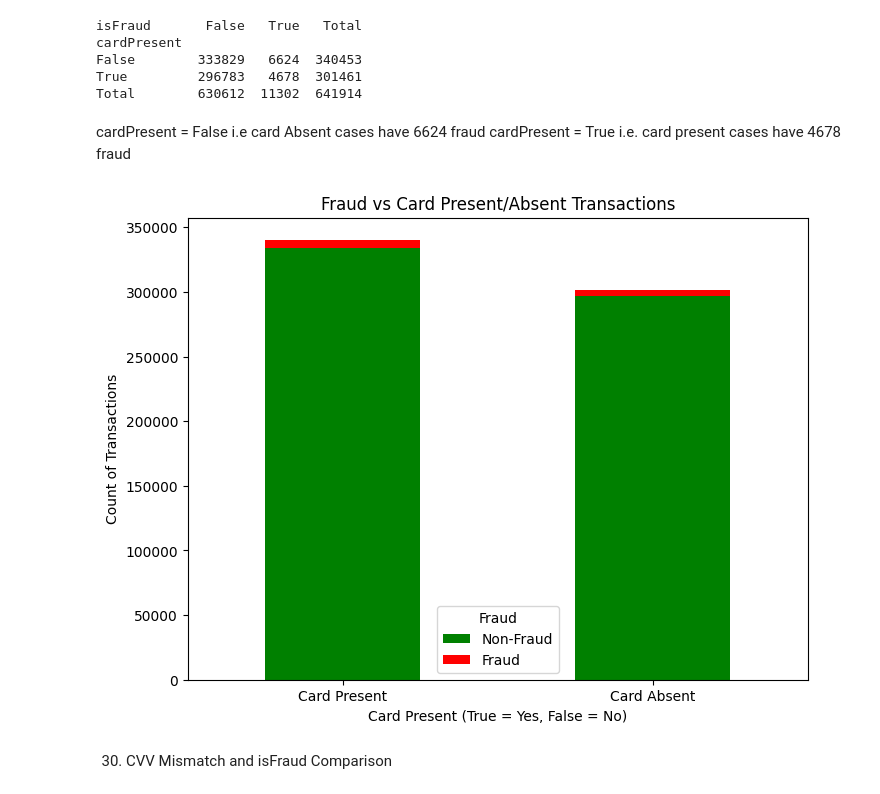
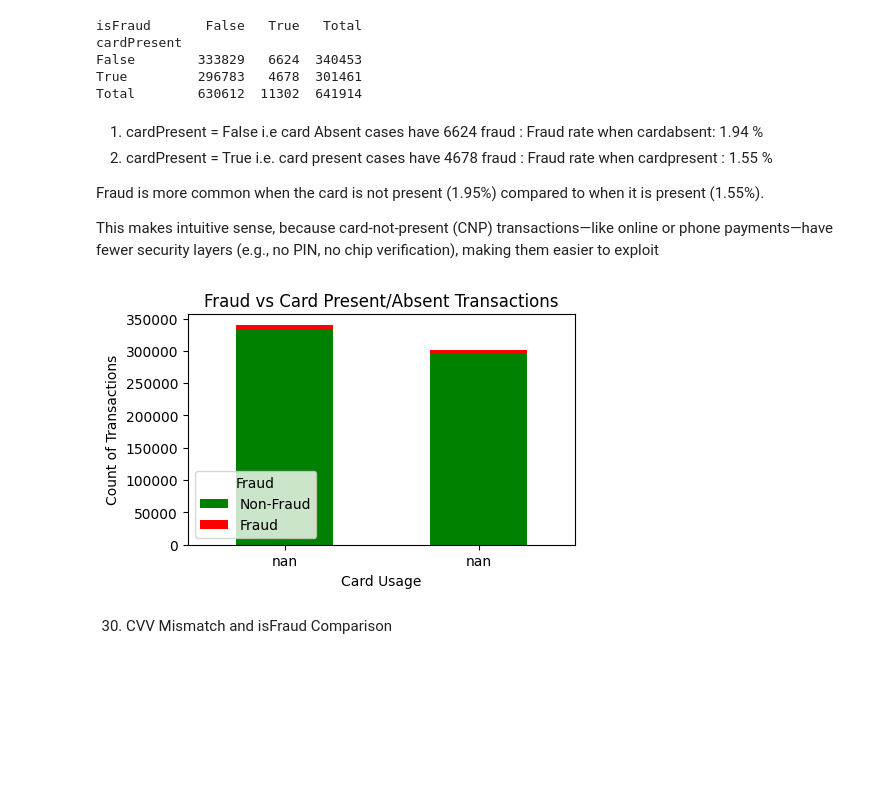
Before and after one commit to AsmitaOjha/Internship_ExtensoData_Work, a Jupyter notebook: Projects/Task_3_EDA/notebook/EDA_Questions.ipynb, the cells around one changed output. Saved outputs shown, nothing was run; the diff lists cells and outputs as text; code cells hidden in the pictures; blank space fills up the shorter version.

```diff
--- a/Projects/Task_3_EDA/notebook/EDA_Questions.ipynb
+++ b/Projects/Task_3_EDA/notebook/EDA_Questions.ipynb
@@ -1227,22 +1345,28 @@ False        333829   6624  340453
 True         296783   4678  301461
 Total        630612  11302  641914
 # %% [markdown]
-cardPresent = False i.e card Absent cases have 6624 fraud
-cardPresent = True i.e. card present cases have 4678 fraud
+1. cardPresent = False i.e card Absent cases have 6624 fraud :
+    Fraud rate when cardabsent: 1.94 %
+2. cardPresent = True i.e. card present cases have 4678 fraud :
+    Fraud rate when cardpresent : 1.55 %
+
+Fraud is more common when the card is not present (1.95%) compared to when it is present (1.55%).
+
+This makes intuitive sense, because card-not-present (CNP) transactions—like online or phone payments—have fewer security layers (e.g., no PIN, no chip verification), making them easier to exploit
 # %%
-# Create a pivot table for fraud vs card-present
-fraud_pivot = sorted_df.pivot_table(index='cardPresent', columns='isFraud', aggfunc='size', fill_value=0)
+# Rename index values for readability
+fraud_pivot.index = fraud_pivot.index.map({True: 'Card Present', False: 'Card Absent'})
 
-# Plot a stacked bar chart
-fraud_pivot.plot(kind='bar', stacked=True, figsize=(8,6), color=['green', 'red'])
+# Now plot
+fraud_pivot.plot(kind='bar', stacked=True, figsize=(5, 3), color=['green', 'red'])
 plt.title('Fraud vs Card Present/Absent Transactions')
-plt.xlabel('Card Present (True = Yes, False = No)')
+plt.xlabel('Card Usage')
 plt.ylabel('Count of Transactions')
-plt.xticks([0, 1], ['Card Present', 'Card Absent'], rotation=0)
 plt.legend(title='Fraud', labels=['Non-Fraud', 'Fraud'])
+plt.xticks(rotation=0)
 plt.show()
 # %% [output]
-[figure, old version]
+[figure, new version]
 # %% [markdown]
 30. CVV Mismatch and isFraud Comparison
 # %%
```
Also changed, not shown: parts of 20 cells of this notebook, 2 other files.
